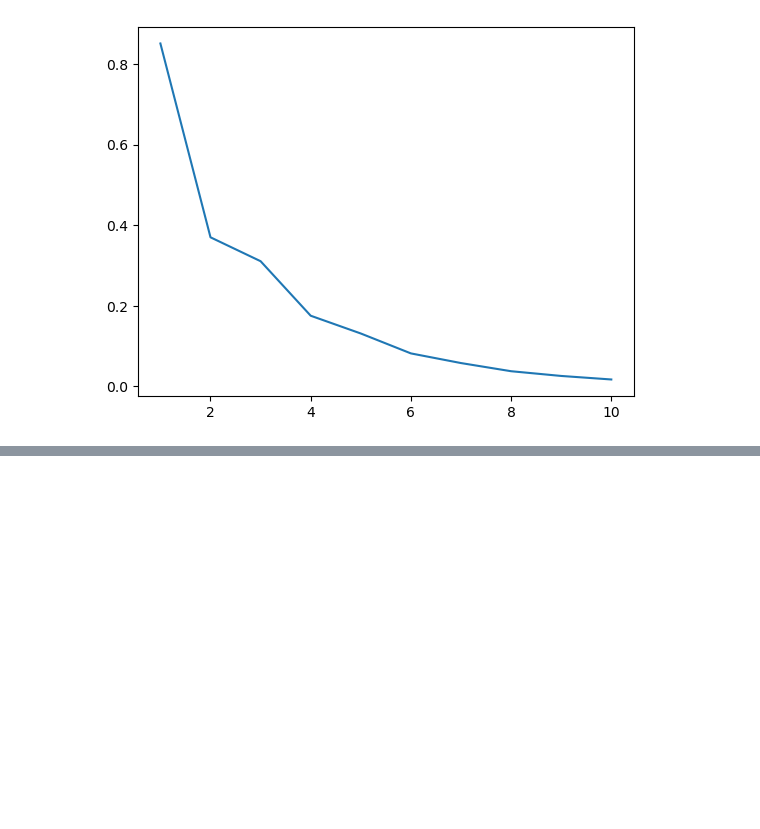
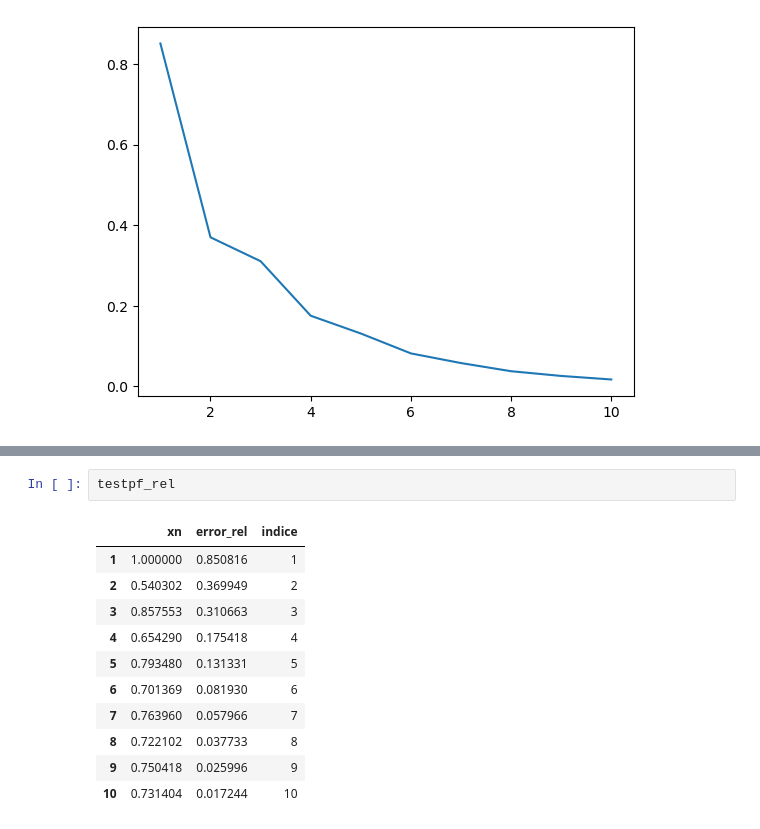
Before and after one commit to codingsilverwolf/computacion-cientifica-2025, a Jupyter notebook: clase_cc_06_05_2025.ipynb, the cells around one changed output, grey strips where cells are left out. Drawn from its saved outputs; the diff is of its cells as text; blank space fills up the shorter version.

```diff
--- a/clase_cc_06_05_2025.ipynb
+++ b/clase_cc_06_05_2025.ipynb
@@ -325,0 +336,14 @@ testpf_rel.error_rel.plot()
+# %%
+testpf_rel
+# %% [output]
+|  | xn | error_rel | indice |
+| 1 | 1.000000 | 0.850816 | 1 |
+| 2 | 0.540302 | 0.369949 | 2 |
+| 3 | 0.857553 | 0.310663 | 3 |
+| 4 | 0.654290 | 0.175418 | 4 |
+| 5 | 0.793480 | 0.131331 | 5 |
+| 6 | 0.701369 | 0.081930 | 6 |
+| 7 | 0.763960 | 0.057966 | 7 |
+| 8 | 0.722102 | 0.037733 | 8 |
+| 9 | 0.750418 | 0.025996 | 9 |
+| 10 | 0.731404 | 0.017244 | 10 |
```
Also changed, not shown: parts of 4 cells of this notebook, 1 other file.
